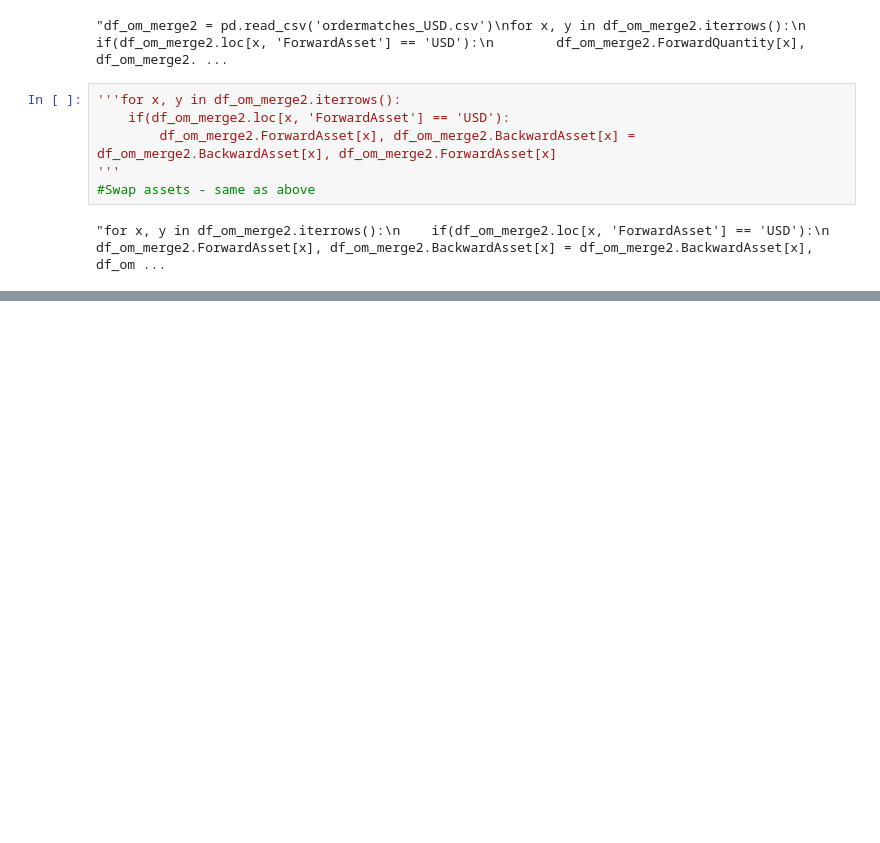
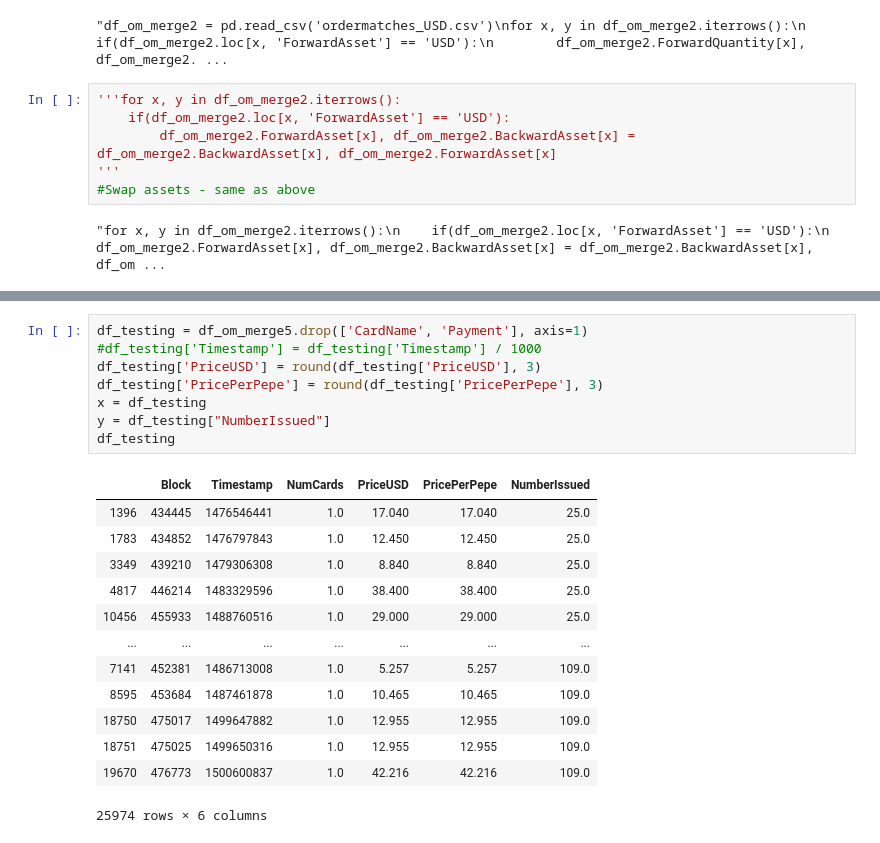
Before and after one commit to CameronLofy/rarepepes, a Jupyter notebook: rarepepes.ipynb, the cells around one changed output, grey strips where cells are left out. Saved outputs shown, nothing was run; the diff lists cells and outputs as text; blank space fills up the shorter version.

```diff
--- a/rarepepes.ipynb
+++ b/rarepepes.ipynb
@@ -271,0 +278,22 @@ len(df_om_merge4['CardName'].unique())
+# %%
+df_testing = df_om_merge5.drop(['CardName', 'Payment'], axis=1)
+#df_testing['Timestamp'] = df_testing['Timestamp'] / 1000
+df_testing['PriceUSD'] = round(df_testing['PriceUSD'], 3)
+df_testing['PricePerPepe'] = round(df_testing['PricePerPepe'], 3)
+x = df_testing
+y = df_testing["NumberIssued"]
+df_testing
+# %% [output]
+|  | Block | Timestamp | NumCards | PriceUSD | PricePerPepe | NumberIssued |
+| 1396 | 434445 | 1476546441 | 1.0 | 17.040 | 17.040 | 25.0 |
+| 1783 | 434852 | 1476797843 | 1.0 | 12.450 | 12.450 | 25.0 |
+| 3349 | 439210 | 1479306308 | 1.0 | 8.840 | 8.840 | 25.0 |
+| 4817 | 446214 | 1483329596 | 1.0 | 38.400 | 38.400 | 25.0 |
+| 10456 | 455933 | 1488760516 | 1.0 | 29.000 | 29.000 | 25.0 |
+| ... | ... | ... | ... | ... | ... | ... |
+| 7141 | 452381 | 1486713008 | 1.0 | 5.257 | 5.257 | 109.0 |
+| 8595 | 453684 | 1487461878 | 1.0 | 10.465 | 10.465 | 109.0 |
+| 18750 | 475017 | 1499647882 | 1.0 | 12.955 | 12.955 | 109.0 |
+| 18751 | 475025 | 1499650316 | 1.0 | 12.955 | 12.955 | 109.0 |
+| 19670 | 476773 | 1500600837 | 1.0 | 42.216 | 42.216 | 109.0 |
+25974 rows × 6 columns
```
Also changed, not shown: parts of 17 cells of this notebook, 1 other file.
